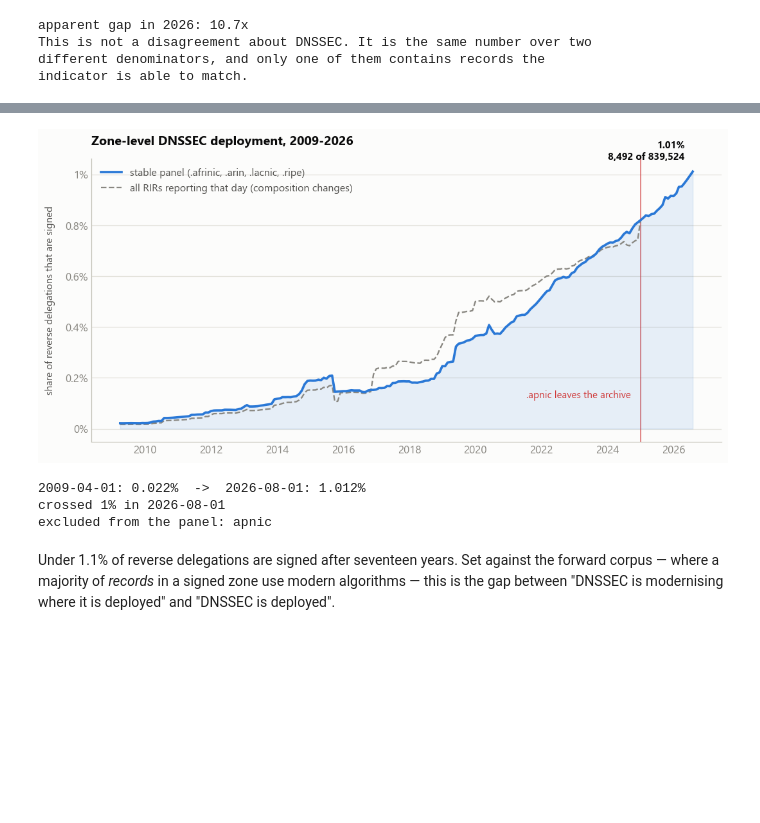
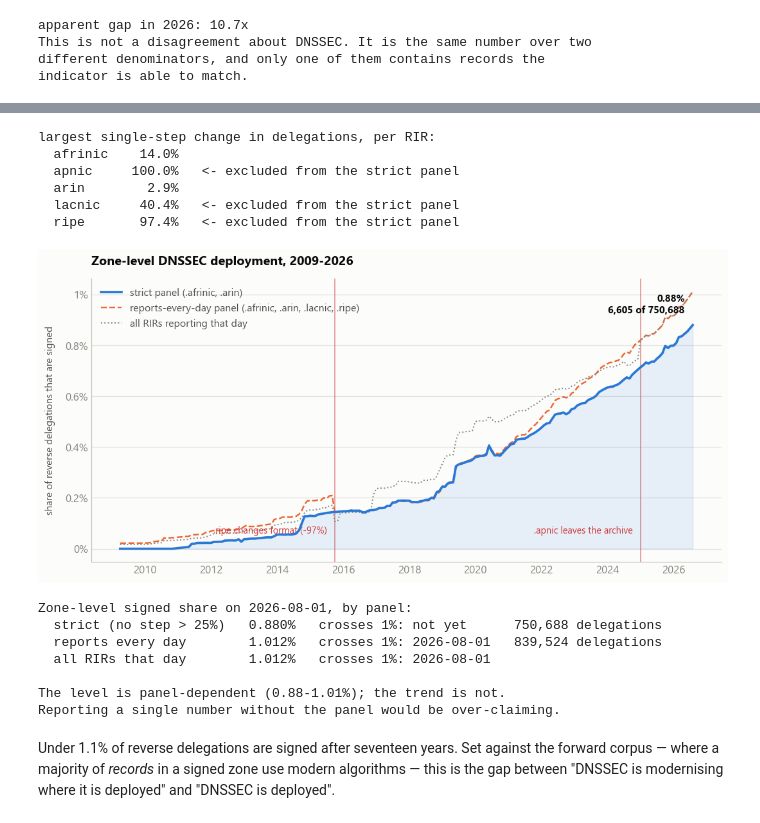
Before and after one commit to j776w781/rfc_adoption, a Jupyter notebook: notebooks/dnssec_crossref_openintel_ripe.ipynb, the cells around one changed output, grey strips where cells are left out. Drawn from its saved outputs; the diff is of its cells as text; code cells hidden in the pictures; blank space fills up the shorter version.

```diff
--- a/notebooks/dnssec_crossref_openintel_ripe.ipynb
+++ b/notebooks/dnssec_crossref_openintel_ripe.ipynb
@@ -338,51 +351,86 @@ RIRS = ("afrinic", "apnic", "arin", "lacnic", "ripe")
 def n(day, rir, key):
     return int(day["per_rir"].get(rir, {}).get(key, 0))
 
-STABLE = tuple(r for r in RIRS if all(n(d, r, "delegations") > 0 for d in summaries))
+# Largest single-step change in each RIR's delegation count. A step this size is a
+# change in what the archive publishes, not in what operators deployed.
+def worst_step(rir):
+    vals = [n(d, rir, "delegations") for d in summaries]
+    return max((abs(b - a) / a for a, b in zip(vals, vals[1:]) if a), default=0.0)
+
+STEP_LIMIT = 0.25
+steps = {r: worst_step(r) for r in RIRS}
+REPORTS_ALWAYS = tuple(r for r in RIRS if all(n(d, r, "delegations") > 0 for d in summaries))
+STABLE = tuple(r for r in REPORTS_ALWAYS if steps[r] <= STEP_LIMIT)
 DROPPED = tuple(r for r in RIRS if r not in STABLE)
 dates = [datetime.date.fromisoformat(s["date"]) for s in summaries]
+
+print("largest single-step change in delegations, per RIR:")
+for r in RIRS:
+    flag = "" if r in STABLE else "   <- excluded from the strict panel"
+    print(f"  {r:8} {steps[r] * 100:6.1f}%{flag}")
 
 def series(rirs):
     sig = [sum(n(d, r, "signed_delegations") for r in rirs) for d in summaries]
     tot = [sum(n(d, r, "delegations") for r in rirs) for d in summaries]
     return [s / t * 100 if t else None for s, t in zip(sig, tot)], sig, tot
 
 share_stable, sig_stable, tot_stable = series(STABLE)
 share_all, _, _ = series(RIRS)
+share_nonzero, _, tot_nonzero = series(REPORTS_ALWAYS)
 
 fig, ax = plt.subplots(figsize=(11.5, 5.2))
 ax.plot(dates, share_stable, color=FWD, lw=2.4, zorder=4,
-        label=f"stable panel ({', '.join('.' + r for r in STABLE)})")
+        label=f"strict panel ({', '.join('.' + r for r in STABLE)})")
 ax.fill_between(dates, share_stable, color=FWD, alpha=0.10, zorder=2)
-ax.plot(dates, share_all, color=MUTED, lw=1.5, ls="--", zorder=3,
-        label="all RIRs reporting that day (composition changes)")
+ax.plot(dates, share_nonzero, color=REV, lw=1.6, ls="--", zorder=3,
+        label=f"reports-every-day panel ({', '.join('.' + r for r in REPORTS_ALWAYS)})")
+ax.plot(dates, share_all, color=MUTED, lw=1.3, ls=":", zorder=3,
+        label="all RIRs reporting that day")
 
-brk = next(d for d, s in zip(dates, summaries)
-           if any(n(s, r, "delegations") == 0 for r in DROPPED))
-ax.axvline(brk, color=CRITICAL, lw=1.2, alpha=0.65, zorder=1)
-ax.annotate(f"{', '.join('.' + r for r in DROPPED)} leaves the archive",
-            (brk, 0.12), xytext=(-10, 0), textcoords="offset points",
-            ha="right", color=CRITICAL, fontsize=10)
+for rir, when, note in ((".ripe", "2015-10-01", ".ripe changes format (-97%)"),
+                        (".apnic", "2025-01-01", ".apnic leaves the archive")):
+    d = datetime.date.fromisoformat(when)
+    ax.axvline(d, color=CRITICAL, lw=1.1, alpha=0.55, zorder=1)
+    ax.annotate(note, (d, 0.06), xytext=(-8, 0), textcoords="offset points",
+                ha="right", color=CRITICAL, fontsize=9.5)
 
 style(ax); pct(ax)
 ax.set_ylabel("share of reverse delegations that are signed", color=INK_2, labelpad=10)
 ax.set_title("Zone-level DNSSEC deployment, 2009-2026", color=INK,
              fontweight="bold", loc="left", pad=14)
 ax.annotate(f"{share_stable[-1]:.2f}%\n{sig_stable[-1]:,} of {tot_stable[-1]:,}",
             (dates[-1], share_stable[-1]), xytext=(-8, 12),
             textcoords="offset points", ha="right", color=INK, fontweight="bold")
 ax.legend(frameon=False, fontsize=10.5, labelcolor=INK_2, loc="upper left")
 save(fig, "03_zone_level_share"); plt.show()
 
-print(f"{summaries[0]['date']}: {share_stable[0]:.3f}%  ->  "
-      f"{summaries[-1]['date']}: {share_stable[-1]:.3f}%")
-print(f"crossed 1% in {next(d for d, s in zip(dates, share_stable) if s >= 1.0)}")
-print(f"excluded from the panel: {', '.join(DROPPED) or 'none'}")
+print()
+print(f"Zone-level signed share on {summaries[-1]['date']}, by panel:")
+for label, values, totals in (("strict (no step > 25%)", share_stable, tot_stable),
+                              ("reports every day", share_nonzero, tot_nonzero),
+                              ("all RIRs that day", share_all, None)):
+    crossed = next((d for d, v in zip(dates, values) if v and v >= 1.0), None)
+    tot = f"{totals[-1]:,} delegations" if totals else ""
+    print(f"  {label:24} {values[-1]:5.3f}%   crosses 1%: "
+          f"{str(crossed) if crossed else 'not yet':12} {tot}")
+print()
+print("The level is panel-dependent (0.88-1.01%); the trend is not.")
+print("Reporting a single number without the panel would be over-claiming.")
 # %% [output]
+largest single-step change in delegations, per RIR:
+  afrinic    14.0%
+  apnic     100.0%   <- excluded from the strict panel
+  arin        2.9%
+  lacnic     40.4%   <- excluded from the strict panel
+  ripe       97.4%   <- excluded from the strict panel
-[figure, old version]
+[figure, new version]
-2009-04-01: 0.022%  ->  2026-08-01: 1.012%
-crossed 1% in 2026-08-01
-excluded from the panel: apnic
+Zone-level signed share on 2026-08-01, by panel:
+  strict (no step > 25%)   0.880%   crosses 1%: not yet      750,688 delegations
+  reports every day        1.012%   crosses 1%: 2026-08-01   839,524 delegations
+  all RIRs that day        1.012%   crosses 1%: 2026-08-01
+
+The level is panel-dependent (0.88-1.01%); the trend is not.
+Reporting a single number without the panel would be over-claiming.
 # %% [markdown]
 Under 1.1% of reverse delegations are signed after seventeen years. Set against
 the forward corpus — where a majority of *records* in a signed zone use modern
```
Also changed, not shown: parts of 14 cells of this notebook, 12 other files.
